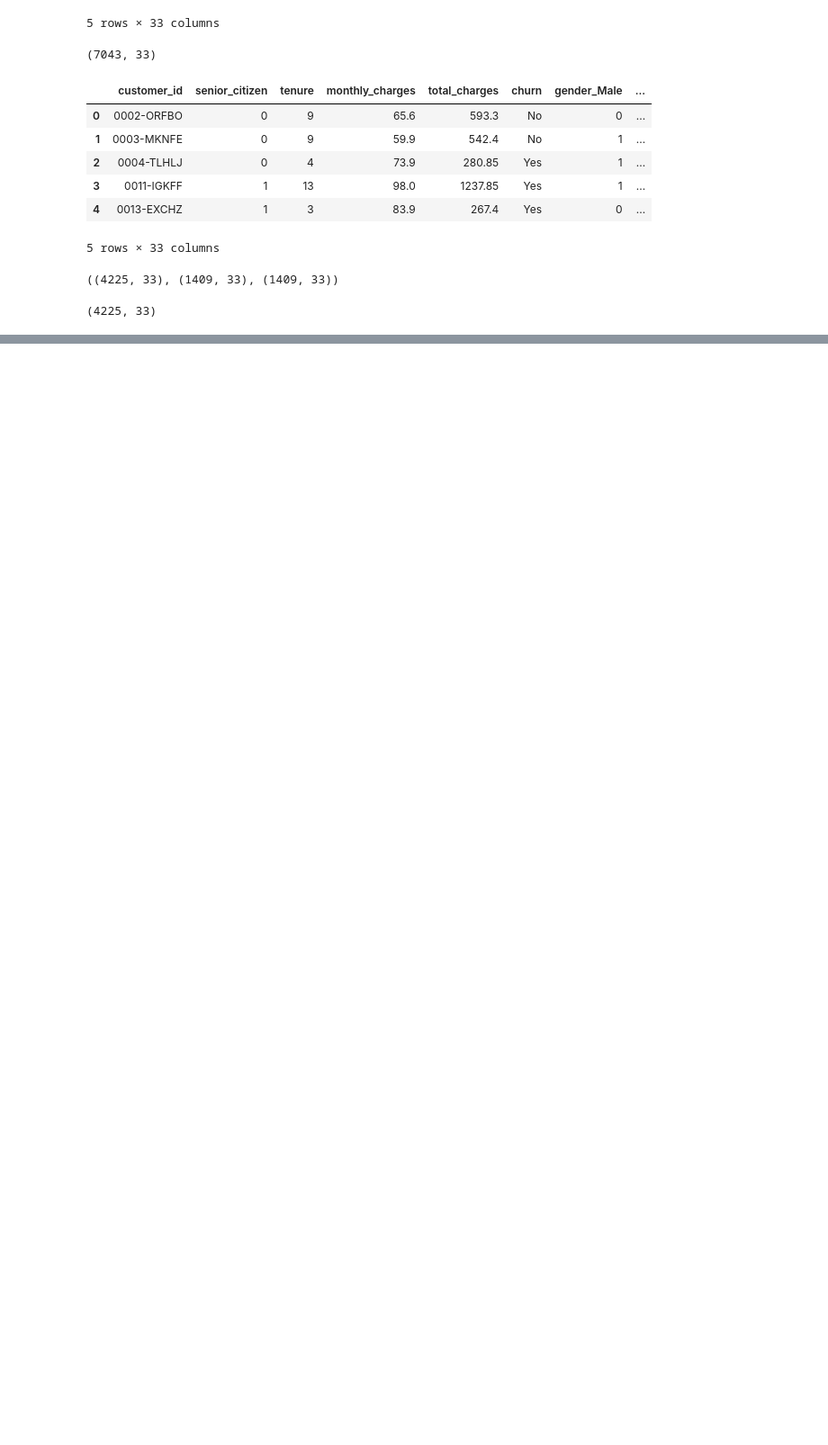
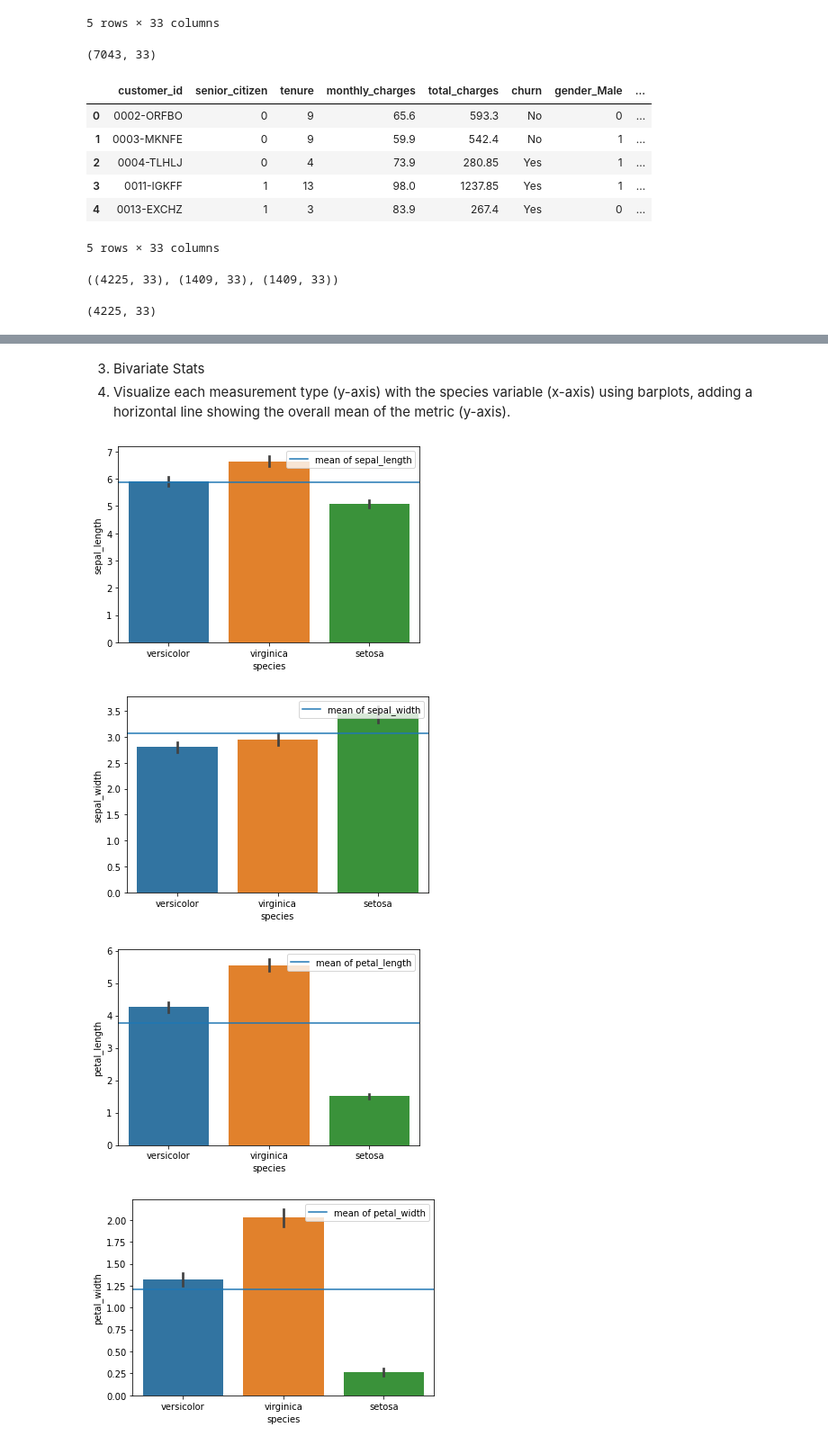
Before and after one commit to rajeshlamichhane04/classification_exercises, a Jupyter notebook: classification-exercises.ipynb, the cells around one changed output, grey strips where cells are left out. Shown at 90% size. Cells and saved outputs as stored; diff of their text form; code cells hidden in the pictures; blank space fills up the shorter version.

```diff
--- a/classification-exercises.ipynb
+++ b/classification-exercises.ipynb
@@ -920,0 +1044,16 @@ train.shape
+# %% [markdown]
+3) Bivariate Stats
+1) Visualize each measurement type (y-axis) with the species variable (x-axis) using barplots, adding a horizontal line showing the overall mean of the metric (y-axis).
+# %%
+quant_var = ["sepal_length","sepal_width","petal_length","petal_width"]
+for col in quant_var:
+    sns.barplot(data=train, x = "species", y = train[col])
+    average = train[col].mean()
+    plt.axhline(average,label = "mean of " +col)
+    plt.legend(loc = "upper right")
+    plt.show()
+# %% [output]
+[figure, added]
+[figure, added]
+[figure, added]
+[figure, added]
```
Also changed, not shown: parts of 52 cells of this notebook.
